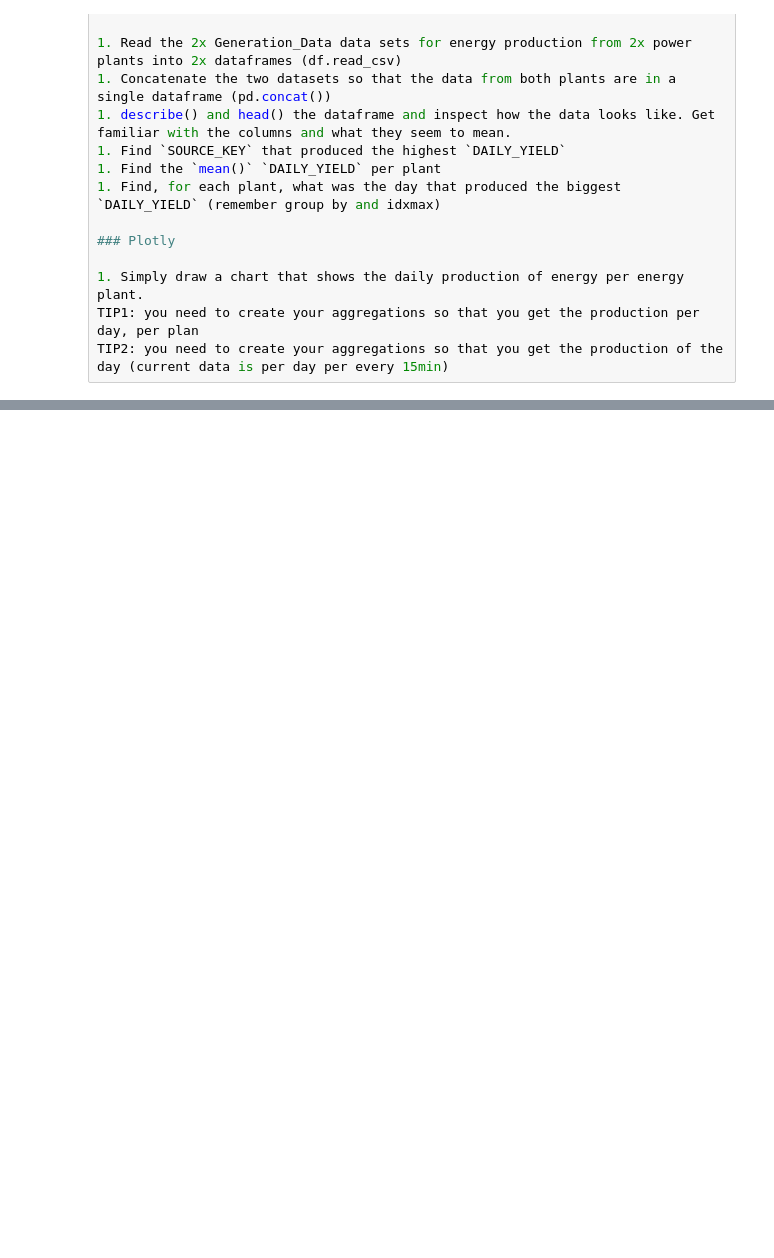
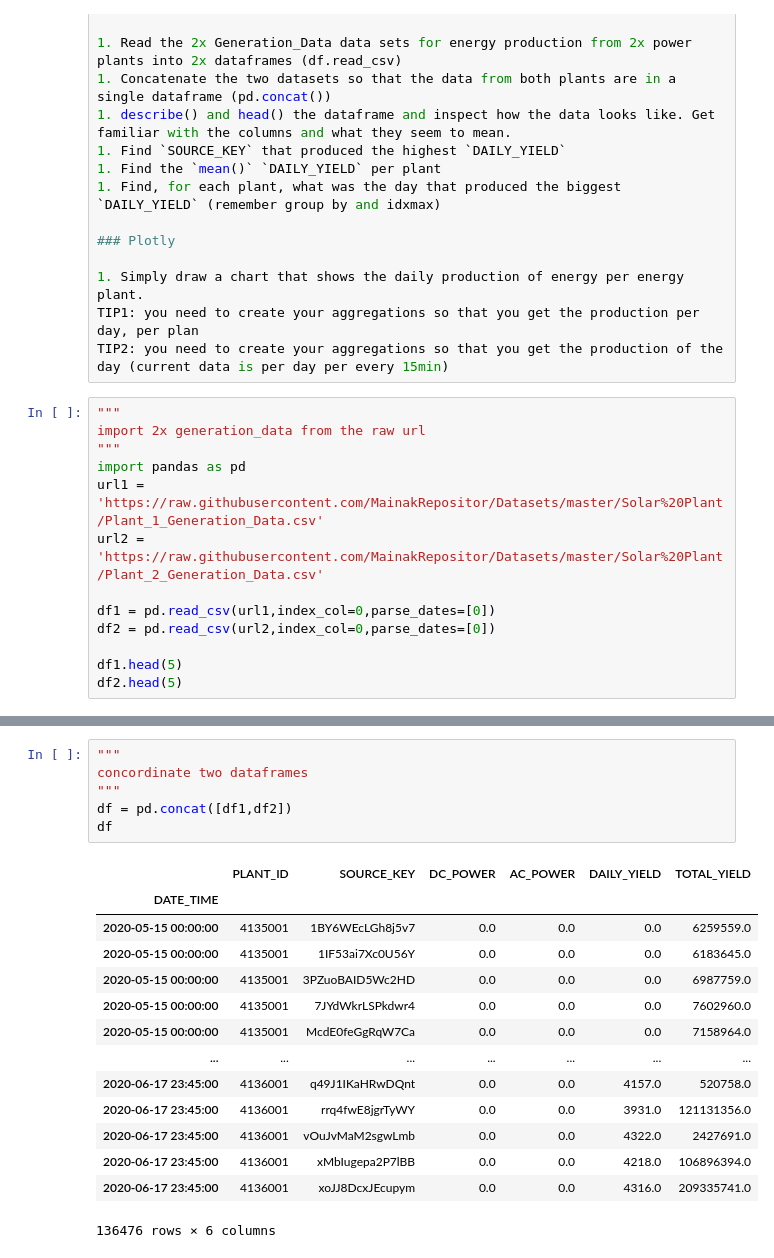
Before and after one commit to savitha14june/redi-web-project, a Jupyter notebook: Homework_session_16.ipynb, the cells around one changed output, grey strips where cells are left out. Saved outputs shown, nothing was run; the diff lists cells and outputs as text; blank space fills up the shorter version.

```diff
--- a/Homework_session_16.ipynb
+++ b/Homework_session_16.ipynb
@@ -23,3 +23,16 @@ In this exercise you'll
 1. Simply draw a chart that shows the daily production of energy per energy plant.
 TIP1: you need to create your aggregations so that you get the production per day, per plan
 TIP2: you need to create your aggregations so that you get the production of the day (current data is per day per every 15min)
+# %%
+"""
+import 2x generation_data from the raw url
+"""
+import pandas as pd
+url1 = 'https://raw.githubusercontent.com/MainakRepositor/Datasets/master/Solar%20Plant/Plant_1_Generation_Data.csv'
+url2 = 'https://raw.githubusercontent.com/MainakRepositor/Datasets/master/Solar%20Plant/Plant_2_Generation_Data.csv'
+
+df1 = pd.read_csv(url1,index_col=0,parse_dates=[0])
+df2 = pd.read_csv(url2,index_col=0,parse_dates=[0])
+
+df1.head(5)
+df2.head(5)
@@ -25,0 +47,21 @@ TIP2: you need to create your aggregations so that you get the production of the
+# %%
+"""
+concordinate two dataframes
+"""
+df = pd.concat([df1,df2])
+df
+# %% [output]
+|  | PLANT_ID | SOURCE_KEY | DC_POWER | AC_POWER | DAILY_YIELD | TOTAL_YIELD |
+| DATE_TIME |  |  |  |  |  |  |
+| 2020-05-15 00:00:00 | 4135001 | 1BY6WEcLGh8j5v7 | 0.0 | 0.0 | 0.0 | 6259559.0 |
+| 2020-05-15 00:00:00 | 4135001 | 1IF53ai7Xc0U56Y | 0.0 | 0.0 | 0.0 | 6183645.0 |
+| 2020-05-15 00:00:00 | 4135001 | 3PZuoBAID5Wc2HD | 0.0 | 0.0 | 0.0 | 6987759.0 |
+| 2020-05-15 00:00:00 | 4135001 | 7JYdWkrLSPkdwr4 | 0.0 | 0.0 | 0.0 | 7602960.0 |
+| 2020-05-15 00:00:00 | 4135001 | McdE0feGgRqW7Ca | 0.0 | 0.0 | 0.0 | 7158964.0 |
+| ... | ... | ... | ... | ... | ... | ... |
+| 2020-06-17 23:45:00 | 4136001 | q49J1IKaHRwDQnt | 0.0 | 0.0 | 4157.0 | 520758.0 |
+| 2020-06-17 23:45:00 | 4136001 | rrq4fwE8jgrTyWY | 0.0 | 0.0 | 3931.0 | 121131356.0 |
+| 2020-06-17 23:45:00 | 4136001 | vOuJvMaM2sgwLmb | 0.0 | 0.0 | 4322.0 | 2427691.0 |
+| 2020-06-17 23:45:00 | 4136001 | xMbIugepa2P7lBB | 0.0 | 0.0 | 4218.0 | 106896394.0 |
+| 2020-06-17 23:45:00 | 4136001 | xoJJ8DcxJEcupym | 0.0 | 0.0 | 4316.0 | 209335741.0 |
+136476 rows × 6 columns
```
Also changed, not shown: parts of 1 cell of this notebook.
